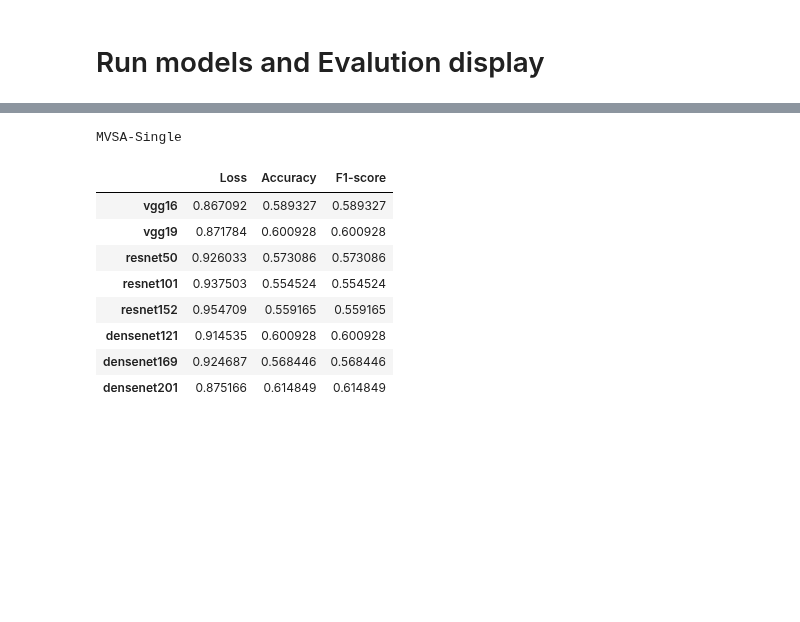
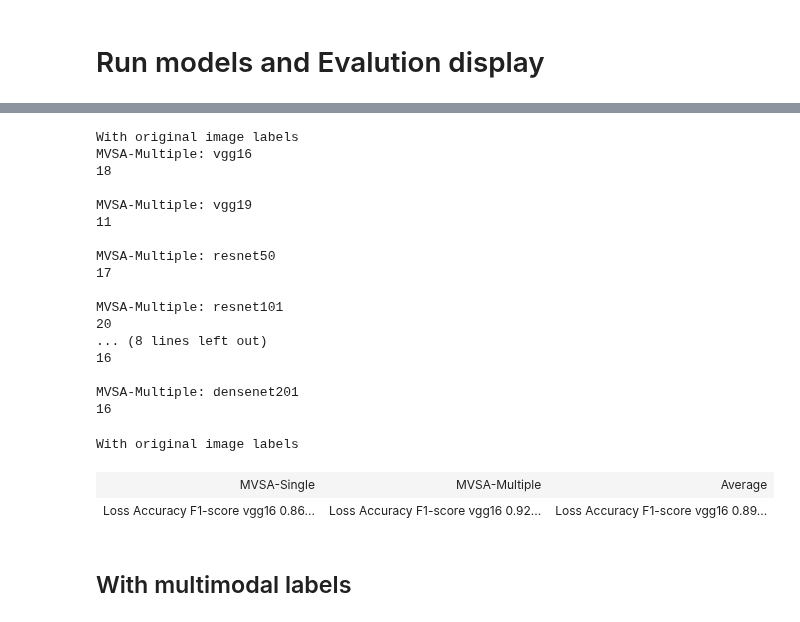
Before and after one commit to nhmt120/multimodal-sentiment-analysis, a Jupyter notebook: mvsa-image-models.ipynb, the cells around one changed output, grey strips where cells are left out. Cells and saved outputs as stored; diff of their text form; code cells hidden in the pictures; blank space fills up the shorter version.

Commit message:
Add merge MVSA models and modify display.

```diff
--- a/mvsa-image-models.ipynb
+++ b/mvsa-image-models.ipynb
@@ -169,3 +175,24 @@ def run_and_evaluate(name, X, y, verbose=0):
+# %%
+from IPython.display import display_html
+
+def display_dataframes(dfs, names=[], index=False):
+    def to_df(x):
+        if isinstance(x, pd.Series):
+            return pd.DataFrame(x)
+        else:
+            return x
+    html_str = ''
+    if names:
+        html_str += ('<tr>' +
+                     ''.join(f'<td style="text-align:center">{name}</td>' for name in names) +
+                     '</tr>')
+    html_str += ('<tr>' +
+                 ''.join(f'<td style="vertical-align:top"> {to_df(df).to_html()}</td>'
+                         for df in dfs) +
+                 '</tr>')
+    html_str = f'<table>{html_str}</table>'
+    html_str = html_str.replace('table','table style="display:inline"')
+    display_html(html_str, raw=True)
 # %% [markdown]
 # Load data
 # %%
@@ -250,15 +302,44 @@ MVSA-Single: densenet201
+# %%
+print('With original image labels')
+# run model with all features data of MVSA-Multiple
+mvsa_multiple_hitories = []
+mvsa_multiple_score = []
+for i in range(len(pretrained_names)):
+    print('MVSA-Multiple:', pretrained_names[i])
+    history, scores = run_and_evaluate('multiple-' + pretrained_names[i], mvsa_multiple_features[i], mvsa_multiple_image_labels, verbose=0)
+    mvsa_multiple_hitories.append(history)
+    mvsa_multiple_score.append(scores)
+    print()
+
+df_multiple_scores = pd.DataFrame(mvsa_multiple_score, columns=['Loss', 'Accuracy', 'F1-score'], index=pretrained_names)
+# %% [output]
+With original image labels
+MVSA-Multiple: vgg16
+18
+
+MVSA-Multiple: vgg19
+11
+
+MVSA-Multiple: resnet50
+17
+
+MVSA-Multiple: resnet101
+20
+... (8 lines left out)
+16
+
+MVSA-Multiple: densenet201
+16
 # %%
-print('MVSA-Single')
-df_single_scores = pd.DataFrame(mvsa_single_score, columns=['Loss', 'Accuracy', 'F1-score'], index=pretrained_names)
-df_single_scores.style.highlight_max(props='color:orange', axis = 0)
+mvsa_average_scores = np.mean([mvsa_single_score, mvsa_multiple_score], axis=0)
+df_average_scores = pd.DataFrame(mvsa_average_scores, columns=['Loss', 'Accuracy', 'F1-score'], index=pretrained_names)
-# %% [output]
-MVSA-Single
-|  | Loss | Accuracy | F1-score |
-| vgg16 | 0.867092 | 0.589327 | 0.589327 |
-| vgg19 | 0.871784 | 0.600928 | 0.600928 |
-| resnet50 | 0.926033 | 0.573086 | 0.573086 |
-| resnet101 | 0.937503 | 0.554524 | 0.554524 |
-| resnet152 | 0.954709 | 0.559165 | 0.559165 |
-| densenet121 | 0.914535 | 0.600928 | 0.600928 |
-| densenet169 | 0.924687 | 0.568446 | 0.568446 |
-| densenet201 | 0.875166 | 0.614849 | 0.614849 |
+# %%
+print('With original image labels\n')
+display_dataframes((style_dataframe(df_single_scores), style_dataframe(df_multiple_scores), style_dataframe(df_average_scores)),
+                   names=['MVSA-Single', 'MVSA-Multiple', 'Average'])
+# %% [output]
+With original image labels
+| MVSA-Single | MVSA-Multiple | Average |
+| Loss Accuracy F1-score vgg16 0.86... | Loss Accuracy F1-score vgg16 0.92... | Loss Accuracy F1-score vgg16 0.89... |
+# %% [markdown]
+## With multimodal labels
```
Also changed, not shown: parts of 14 cells of this notebook.
